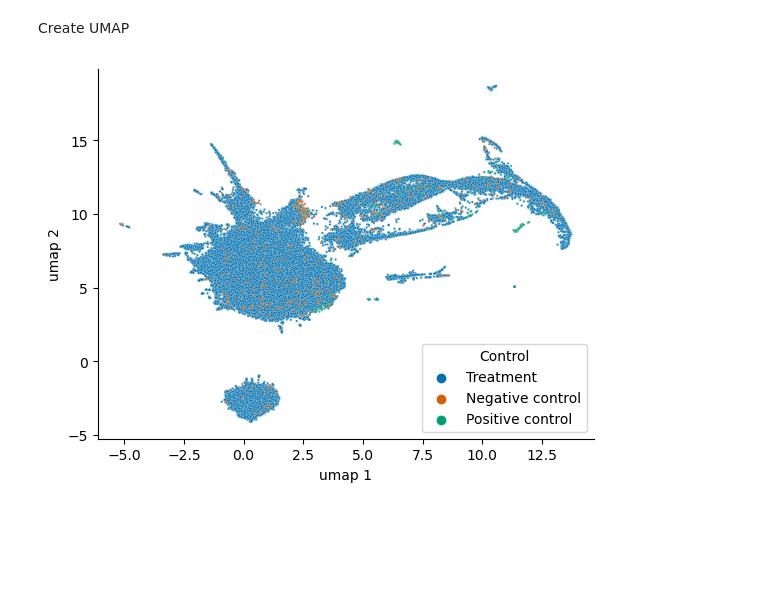
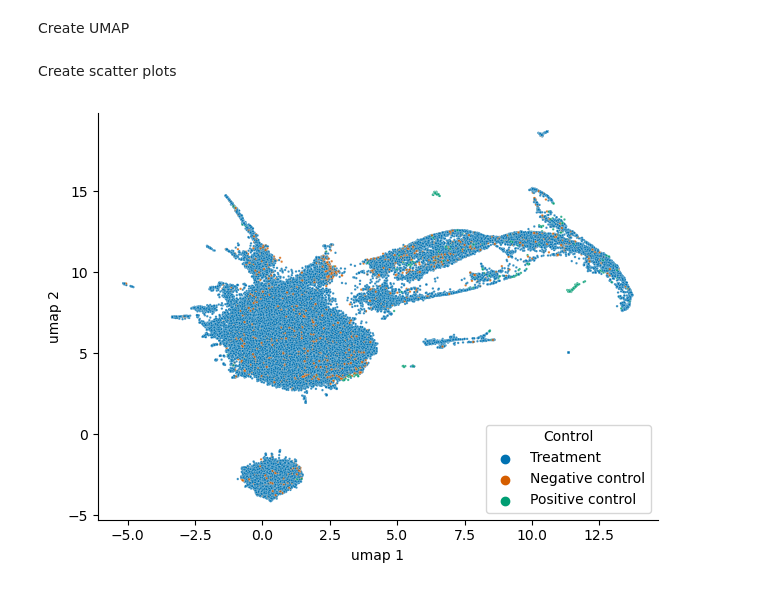
Before and after one commit to jump-cellpainting/2024_Chandrasekaran_Production, a Jupyter notebook: 0.visualize-orf-data/1.plot-orf-umap.ipynb, the cells around one changed output. Drawn from its saved outputs; the diff is of its cells as text; code cells hidden in the pictures; blank space fills up the shorter version.

```diff
--- a/0.visualize-orf-data/1.plot-orf-umap.ipynb
+++ b/0.visualize-orf-data/1.plot-orf-umap.ipynb
@@ -83,22 +87,25 @@ X_embedded_df = pd.DataFrame(
 X_embedded_df = X_embedded_df.sample(frac=1)
 
 X_embedded_df.replace({'trt':'Treatment', 'negcon': 'Negative control', 'poscon': 'Positive control'}, inplace=True)
+# %% [markdown]
+Create scatter plots
 # %%
 sns.scatterplot(
     data=X_embedded_df,
     x='umap 1',
     y='umap 2',
     hue=X_embedded_df["Control"],
     alpha=0.8,
     palette=color_discrete_map["Control"],
     hue_order=control_order,
     s=3,
 )
 
 sns.despine()
+plt.tight_layout()
 plt.savefig('figures/1.umap-orf-control.png')
 # %% [output]
-[figure, old version]
+[figure, new version]
 # %%
 sns.scatterplot(
     data=X_embedded_df,
```
Also changed, not shown: parts of 5 cells of this notebook, 2 other files.
